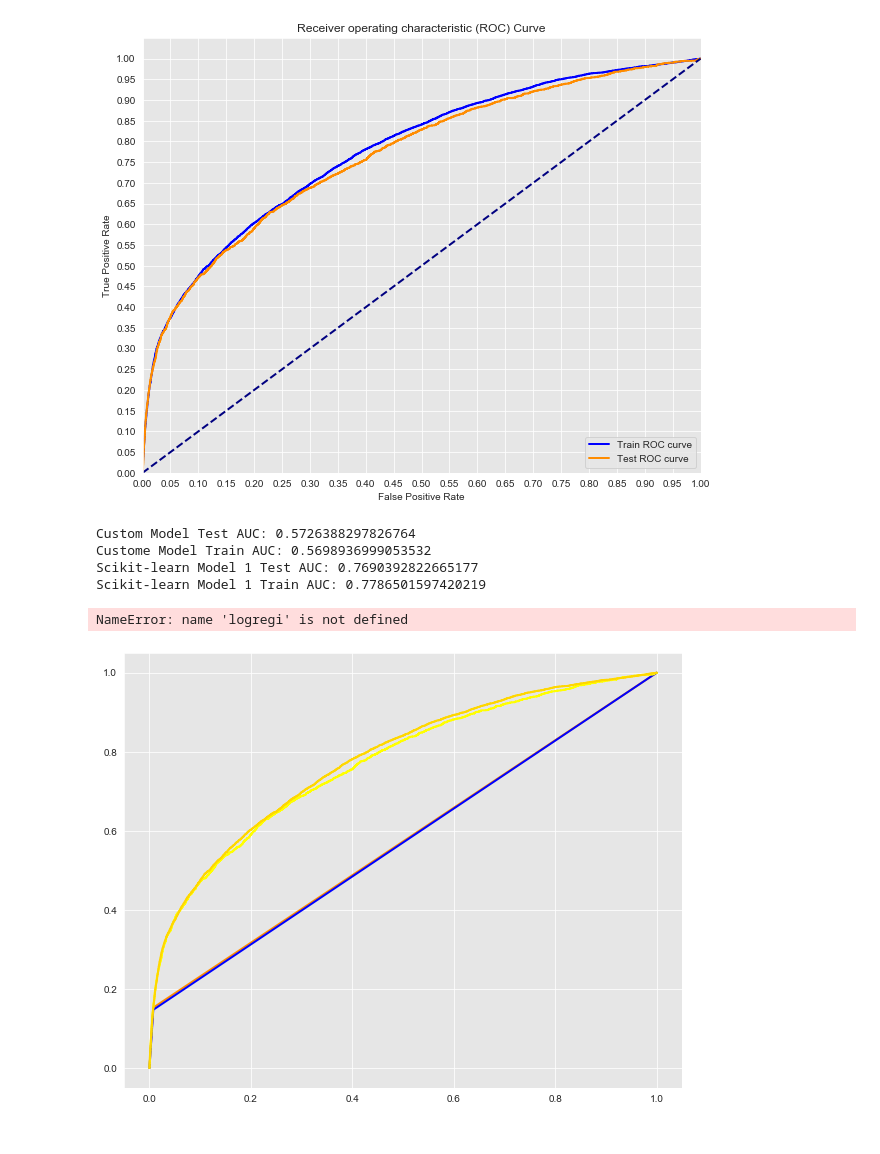
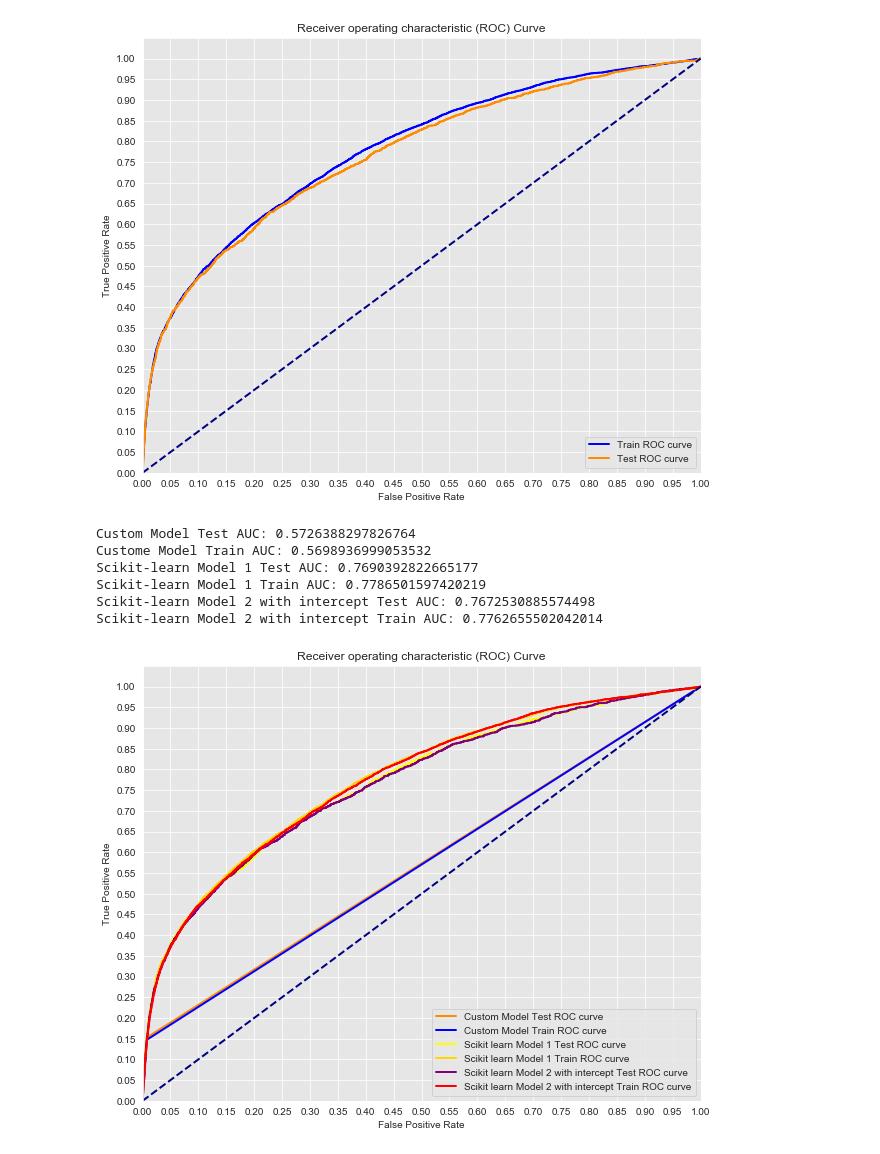
Before and after one commit to WickedoneC/Credit_Project, a Jupyter notebook: Modeling.ipynb, the cells around one changed output. Saved outputs shown, nothing was run; the diff lists cells and outputs as text; code cells hidden in the pictures.

Commit message:
log modeling

```diff
--- a/Modeling.ipynb
+++ b/Modeling.ipynb
@@ -453,3 +455,10 @@ LogisticRegression(C=1000000000000.0, class_weight=None, dual=False,
                    max_iter=1150, multi_class='warn', n_jobs=None, penalty='l2',
                    random_state=None, solver='liblinear', tol=0.0001, verbose=0,
                    warm_start=False)
+# %%
+##this cell needs to be adjusted to match the parameters that performed the best, and all cells going forward
+
+from sklearn.linear_model import LogisticRegression
+
+logregg = LogisticRegression(fit_intercept=False, C=1e16, solver='newton-cg', )
+logregg.fit(X_train, y_train)
@@ -455,0 +471,5 @@ LogisticRegression(C=1000000000000.0, class_weight=None, dual=False,
+# %%
+##this cell
+
+logregi = LogisticRegression(fit_intercept=True, C=1e16, solver='lbfgs', max_iter=750)
+logregi.fit(X_train, y_train)
@@ -596,8 +622,8 @@ plt.plot(train_fpr, train_tpr, color='blue',
 
 
 # Second model plots
-y_test_score = logreg.decision_function(X_test)
-y_train_score = logreg.decision_function(X_train)
+y_test_score = logregg.decision_function(X_test)
+y_train_score = logregg.decision_function(X_train)
 
 test_fpr, test_tpr, test_thresholds = roc_curve(y_test, y_test_score)
 train_fpr, train_tpr, train_thresholds = roc_curve(y_train, y_train_score)
@@ -617,35 +643,36 @@ y_test_score = logregi.decision_function(X_test)
 y_train_score = logregi.decision_function(X_train)
 
 test_fpr, test_tpr, test_thresholds = roc_curve(y_test, y_test_score)
 train_fpr, train_tpr, train_thresholds = roc_curve(y_train, y_train_score)
 
 print('Scikit-learn Model 2 with intercept Test AUC: {}'.format(auc(test_fpr, test_tpr)))
 print('Scikit-learn Model 2 with intercept Train AUC: {}'.format(auc(train_fpr, train_tpr)))
 
 
 plt.plot(test_fpr, test_tpr, color='purple',
          lw=lw, label='Scikit learn Model 2 with intercept Test ROC curve')
 plt.plot(train_fpr, train_tpr, color='red',
          lw=lw, label='Scikit learn Model 2 with intercept Train ROC curve')
 
 # Formatting
 plt.plot([0, 1], [0, 1], color='navy', lw=lw, linestyle='--')
 plt.xlim([0.0, 1.0])
 plt.ylim([0.0, 1.05])
 plt.yticks([i/20.0 for i in range(21)])
 plt.xticks([i/20.0 for i in range(21)])
 plt.xlabel('False Positive Rate')
 plt.ylabel('True Positive Rate')
 plt.title('Receiver operating characteristic (ROC) Curve')
 plt.legend(loc="lower right")
 plt.show()
 # %% [output]
 Custom Model Test AUC: 0.5726388297826764
 Custome Model Train AUC: 0.5698936999053532
 Scikit-learn Model 1 Test AUC: 0.7690392822665177
 Scikit-learn Model 1 Train AUC: 0.7786501597420219
+Scikit-learn Model 2 with intercept Test AUC: 0.7672530885574498
+Scikit-learn Model 2 with intercept Train AUC: 0.7762655502042014
-NameError: name 'logregi' is not defined
-[figure, old version]
+[figure, new version]
 # %%
 fig, axes = plt.subplots(4,2, figsize=(15, 15))
 for n in range(8):
```
Also changed, not shown: parts of 16 cells of this notebook, 1 other file.
